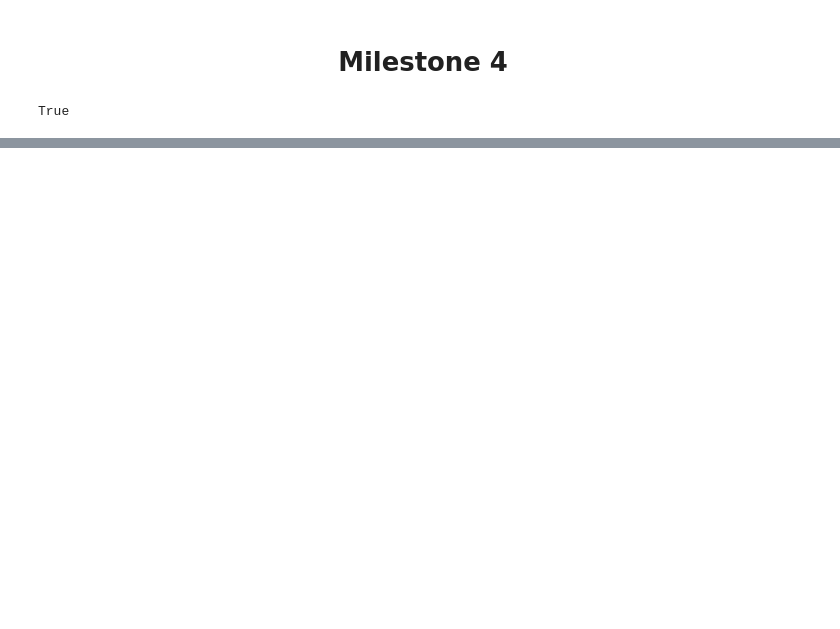
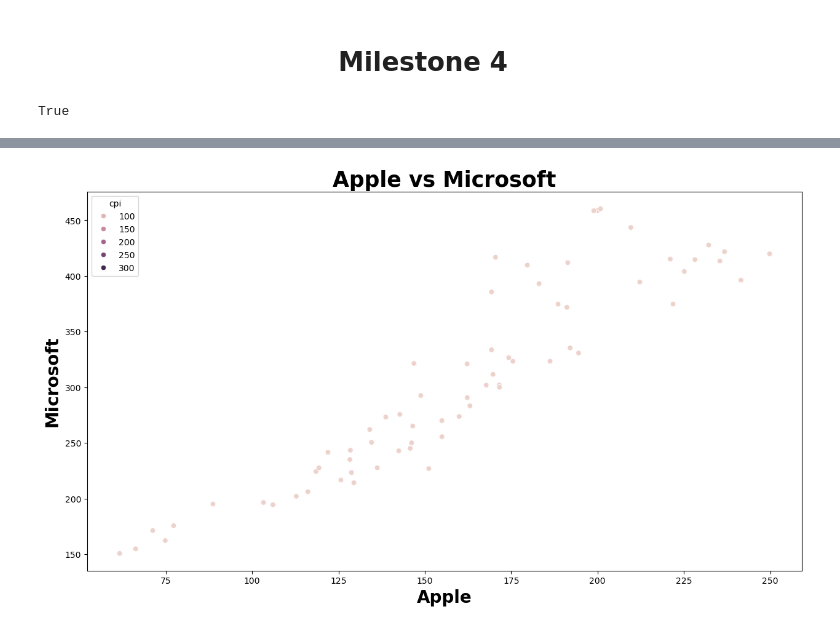
Before and after one commit to MWPerrineJr/data_prep_final, a Jupyter notebook: Final Project.ipynb, the cells around one changed output, grey strips where cells are left out. Saved outputs shown, nothing was run; the diff lists cells and outputs as text; code cells hidden in the pictures; blank space fills up the shorter version.

```diff
--- a/Final Project.ipynb
+++ b/Final Project.ipynb
@@ -477,0 +335,11 @@ stock_data
+# %%
+# Scatterplot of Apple and Microsoft prices
+plt.figure(figsize=(15,8))
+sns.scatterplot(data=df, x='aapl', y='msft', hue='cpi')
+plt.title('Apple vs Microsoft',fontsize= 25, weight = 'bold')
+plt.xlabel('Apple', fontsize= 20, weight = 'bold')
+plt.ylabel('Microsoft', fontsize= 20, weight = 'bold')
+
+plt.show()
+# %% [output]
+[figure, added]
```
Also changed, not shown: parts of 73 cells of this notebook, 4 other files.
